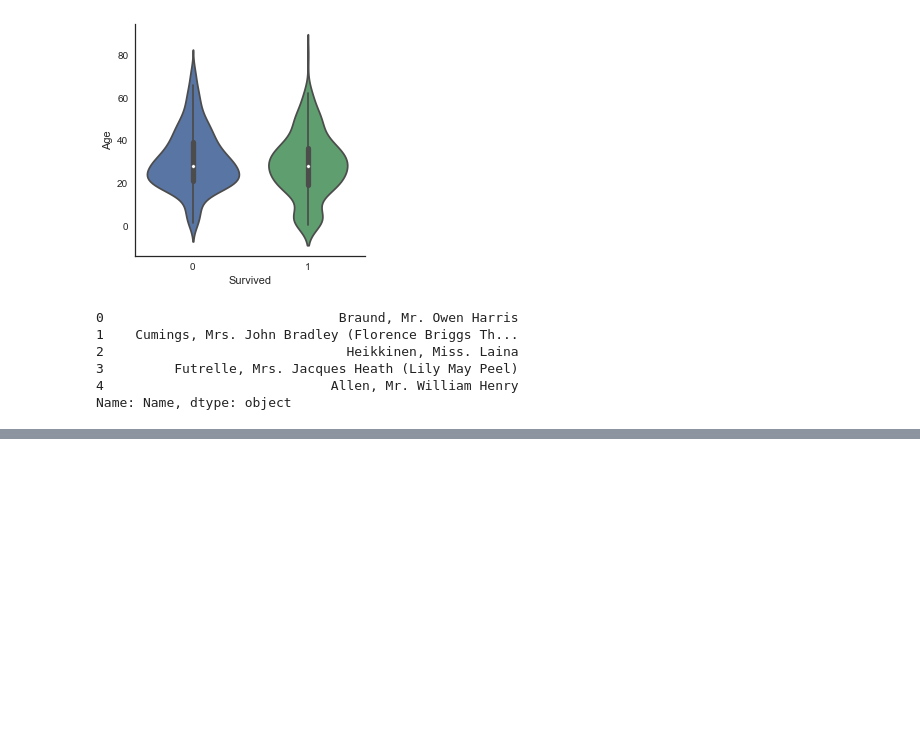
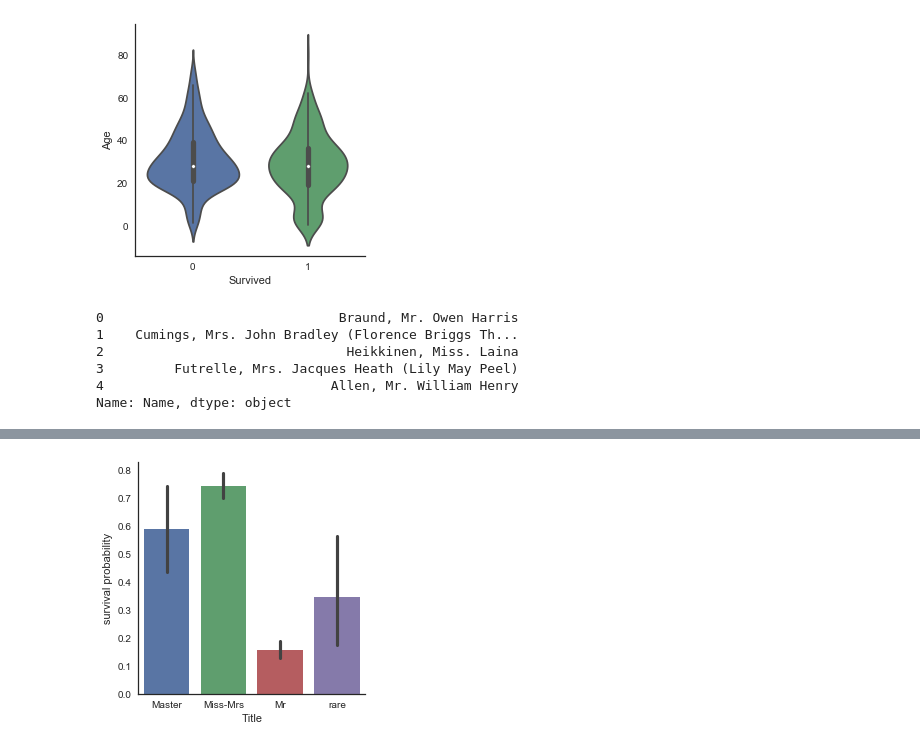
Before and after one commit to MatthewUng/titanic, a Jupyter notebook: Ghouzam.ipynb, the cells around one changed output, grey strips where cells are left out. Saved outputs shown, nothing was run; the diff lists cells and outputs as text; code cells hidden in the pictures; blank space fills up the shorter version.

```diff
--- a/Ghouzam.ipynb
+++ b/Ghouzam.ipynb
@@ -241,0 +269,6 @@ Name: Name, dtype: object
+# %%
+g = sns.factorplot(x='Title', y='Survived', data=dataset, kind='bar')
+g = g.set_xticklabels(['Master', 'Miss-Mrs', 'Mr', 'rare'])
+g = g.set_ylabels('survival probability')
+# %% [output]
+[figure, added]
```
Also changed, not shown: parts of 18 cells of this notebook.
